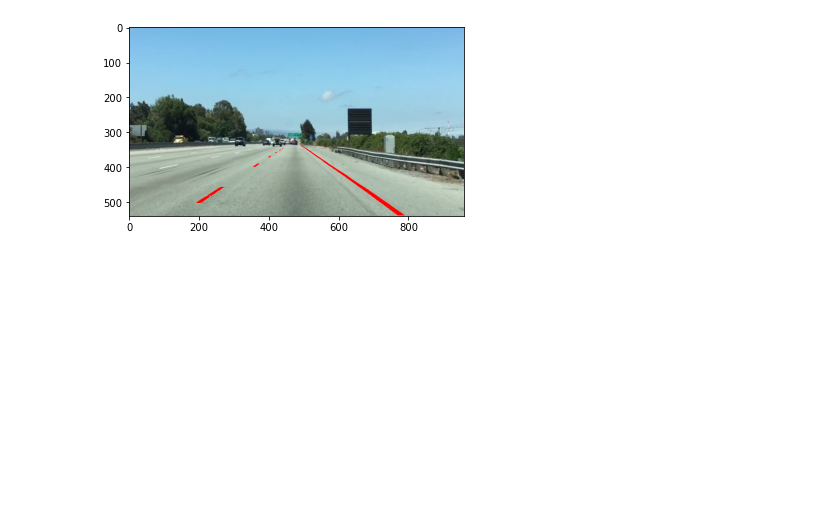
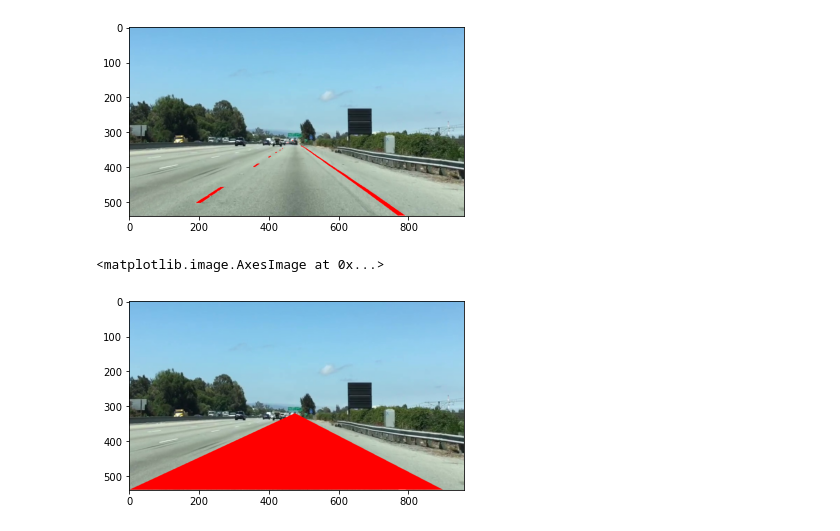
Before and after one commit to adamKuzanski/MasterThesisDrivingSystem, a Jupyter notebook: 2_RegionMaskingAndColorSelection/RegionMaskingAndColorSelection.ipynb, the cells around one changed output. Cells and saved outputs as stored; diff of their text form; code cells hidden in the pictures; blank space fills up the shorter version.

Commit message:
Add ROI visualization to the ROI and Color Select project

```diff
--- a/2_RegionMaskingAndColorSelection/RegionMaskingAndColorSelection.ipynb
+++ b/2_RegionMaskingAndColorSelection/RegionMaskingAndColorSelection.ipynb
@@ -67,3 +67,9 @@ plt.imshow(line_image)
 # %% [output]
 <matplotlib.image.AxesImage at 0x...>
 [figure]
+# %%
+line_image[region_thresholds] = [255, 0, 0]
+plt.imshow(line_image)
+# %% [output]
+<matplotlib.image.AxesImage at 0x...>
+[figure, added]
```
